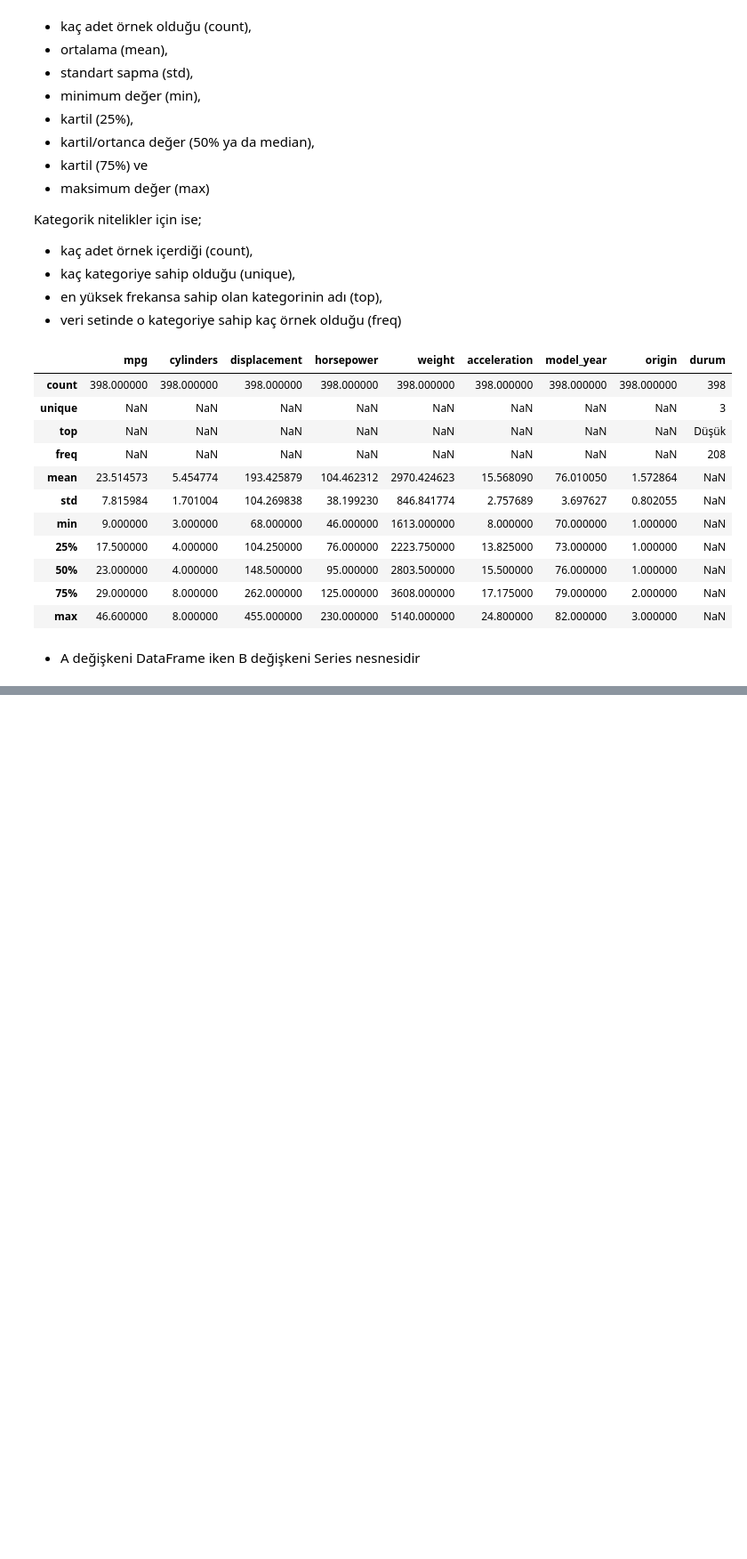
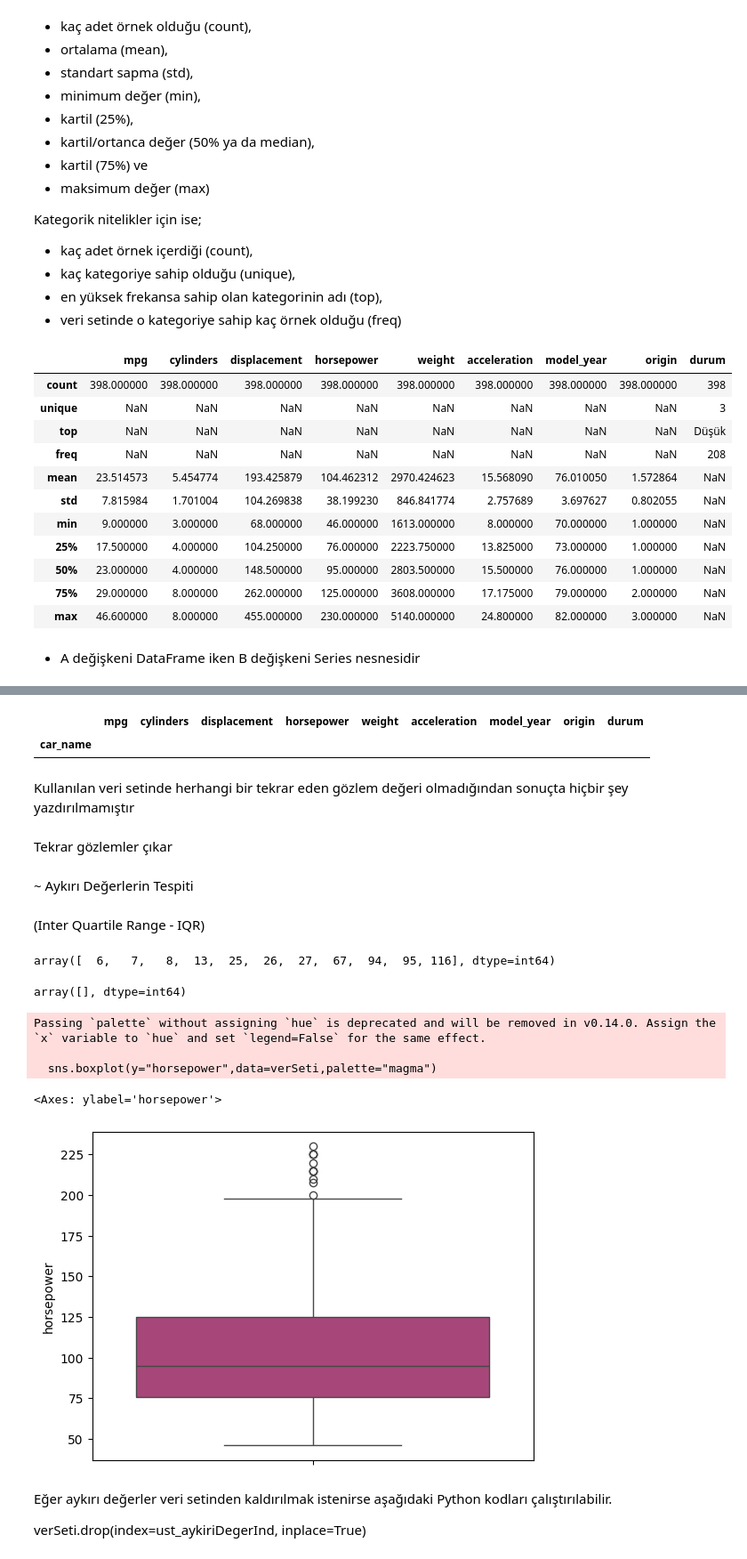
Before and after one commit to GokhanGKHN/numpy_pandas_matplotlib_seaborn, a Jupyter notebook: data_preprocessing.ipynb, the cells around one changed output, grey strips where cells are left out. Shown at 89% size. Drawn from its saved outputs; the diff is of its cells as text; code cells hidden in the pictures; blank space fills up the shorter version.

```diff
--- a/data_preprocessing.ipynb
+++ b/data_preprocessing.ipynb
@@ -149,0 +218,10 @@ verSeti.describe(include="all")
+# %%
+indislerim = tekrarlar_l | tekrarlar_f
+verSeti[indislerim]
+# %% [output]
+|  | mpg | cylinders | displacement | horsepower | weight | acceleration | model_year | origin | durum |
+| car_name |  |  |  |  |  |  |  |  |  |
+# %% [markdown]
+ Kullanılan veri setinde herhangi bir tekrar eden gözlem değeri olmadığından sonuçta hiçbir şey yazdırılmamıştır
+# %% [markdown]
+Tekrar gözlemler çıkar
@@ -149,0 +230,34 @@ verSeti.describe(include="all")
+# %% [markdown]
+~ Aykırı Değerlerin Tespiti
+# %% [markdown]
+(Inter Quartile Range - IQR)
+# %%
+q1=verSeti["horsepower"].quantile(0.25)
+q3= verSeti["horsepower"].quantile(0.75)
+
+IQR= q3 - q1
+alt = q1 - 1.5*IQR
+ust = q3 + 1.5*IQR
+
+ust_aykiriDegerInd= np.where(verSeti["horsepower"] >=ust)[0]
+alt_aykiriDegerInd= np.where(verSeti["horsepower"] <=alt)[0]
+
+ust_aykiriDegerInd
+# %% [output]
+array([  6,   7,   8,  13,  25,  26,  27,  67,  94,  95, 116], dtype=int64)
+# %%
+alt_aykiriDegerInd
+# %% [output]
+array([], dtype=int64)
+# %%
+sns.boxplot(y="horsepower",data=verSeti,palette="magma")
+# %% [output]
+Passing `palette` without assigning `hue` is deprecated and will be removed in v0.14.0. Assign the `x` variable to `hue` and set `legend=False` for the same effect.
+
+  sns.boxplot(y="horsepower",data=verSeti,palette="magma")
+<Axes: ylabel='horsepower'>
+[figure, added]
+# %% [markdown]
+Eğer aykırı değerler veri setinden kaldırılmak istenirse aşağıdaki Python kodları çalıştırılabilir.
+
+verSeti.drop(index=ust_aykiriDegerInd, inplace=True)
```
Also changed, not shown: parts of 5 cells of this notebook.
